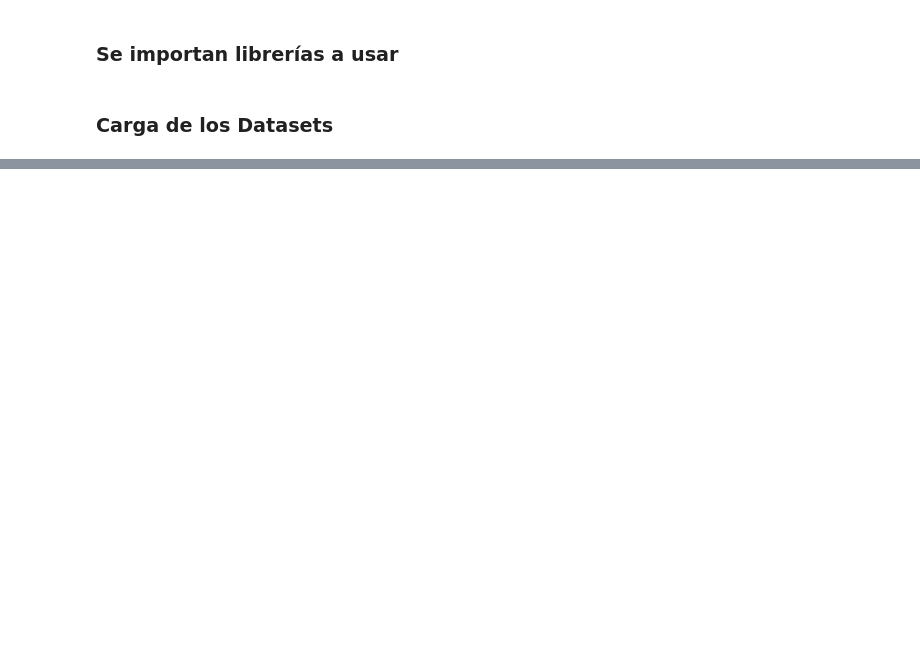
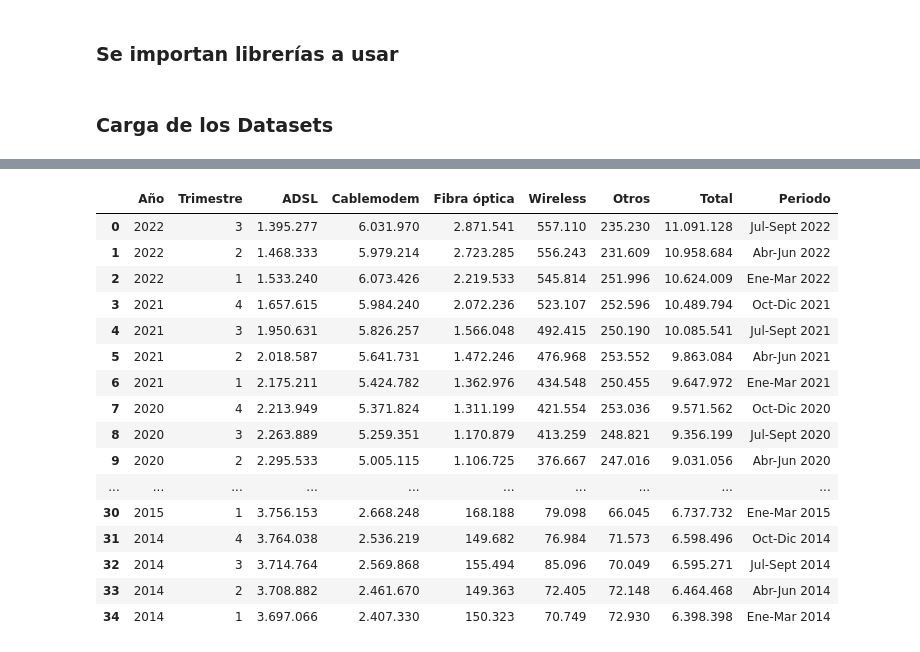
Before and after one commit to EmilianoEmanuelSosa/PI_DA_Data-visualization, a Jupyter notebook: ETL.ipynb, the cells around one changed output, grey strips where cells are left out. Saved outputs shown, nothing was run; the diff lists cells and outputs as text; code cells hidden in the pictures; blank space fills up the shorter version.

```diff
--- a/ETL.ipynb
+++ b/ETL.ipynb
@@ -27,0 +166,21 @@ names_dataframes = ['Acceso_internet_fijo_velocidad_bajada_provincia', 'Acceso_i
+# %%
+# 5
+display_scrollable_dataframe(Internet_Accesos_por_tecnologia.head(100))
+# %% [output]
+|  | Año | Trimestre | ADSL | Cablemodem | Fibra óptica | Wireless | Otros | Total | Periodo |
+| 0 | 2022 | 3 | 1.395.277 | 6.031.970 | 2.871.541 | 557.110 | 235.230 | 11.091.128 | Jul-Sept 2022 |
+| 1 | 2022 | 2 | 1.468.333 | 5.979.214 | 2.723.285 | 556.243 | 231.609 | 10.958.684 | Abr-Jun 2022 |
+| 2 | 2022 | 1 | 1.533.240 | 6.073.426 | 2.219.533 | 545.814 | 251.996 | 10.624.009 | Ene-Mar 2022 |
+| 3 | 2021 | 4 | 1.657.615 | 5.984.240 | 2.072.236 | 523.107 | 252.596 | 10.489.794 | Oct-Dic 2021 |
+| 4 | 2021 | 3 | 1.950.631 | 5.826.257 | 1.566.048 | 492.415 | 250.190 | 10.085.541 | Jul-Sept 2021 |
+| 5 | 2021 | 2 | 2.018.587 | 5.641.731 | 1.472.246 | 476.968 | 253.552 | 9.863.084 | Abr-Jun 2021 |
+| 6 | 2021 | 1 | 2.175.211 | 5.424.782 | 1.362.976 | 434.548 | 250.455 | 9.647.972 | Ene-Mar 2021 |
+| 7 | 2020 | 4 | 2.213.949 | 5.371.824 | 1.311.199 | 421.554 | 253.036 | 9.571.562 | Oct-Dic 2020 |
+| 8 | 2020 | 3 | 2.263.889 | 5.259.351 | 1.170.879 | 413.259 | 248.821 | 9.356.199 | Jul-Sept 2020 |
+| 9 | 2020 | 2 | 2.295.533 | 5.005.115 | 1.106.725 | 376.667 | 247.016 | 9.031.056 | Abr-Jun 2020 |
+| ... | ... | ... | ... | ... | ... | ... | ... | ... | ... |
+| 30 | 2015 | 1 | 3.756.153 | 2.668.248 | 168.188 | 79.098 | 66.045 | 6.737.732 | Ene-Mar 2015 |
+| 31 | 2014 | 4 | 3.764.038 | 2.536.219 | 149.682 | 76.984 | 71.573 | 6.598.496 | Oct-Dic 2014 |
+| 32 | 2014 | 3 | 3.714.764 | 2.569.868 | 155.494 | 85.096 | 70.049 | 6.595.271 | Jul-Sept 2014 |
+| 33 | 2014 | 2 | 3.708.882 | 2.461.670 | 149.363 | 72.405 | 72.148 | 6.464.468 | Abr-Jun 2014 |
+| 34 | 2014 | 1 | 3.697.066 | 2.407.330 | 150.323 | 70.749 | 72.930 | 6.398.398 | Ene-Mar 2014 |
```
Also changed, not shown: parts of 33 cells of this notebook.
